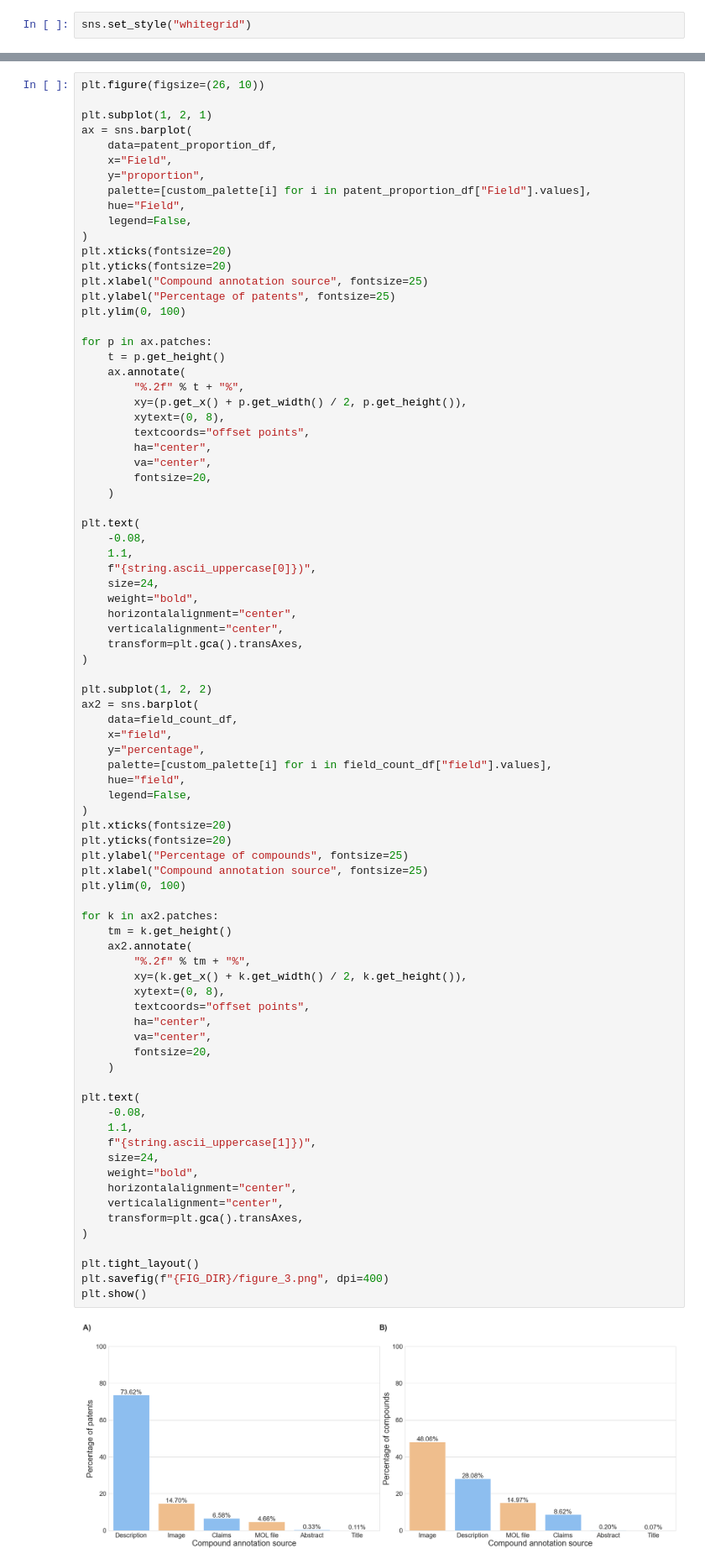
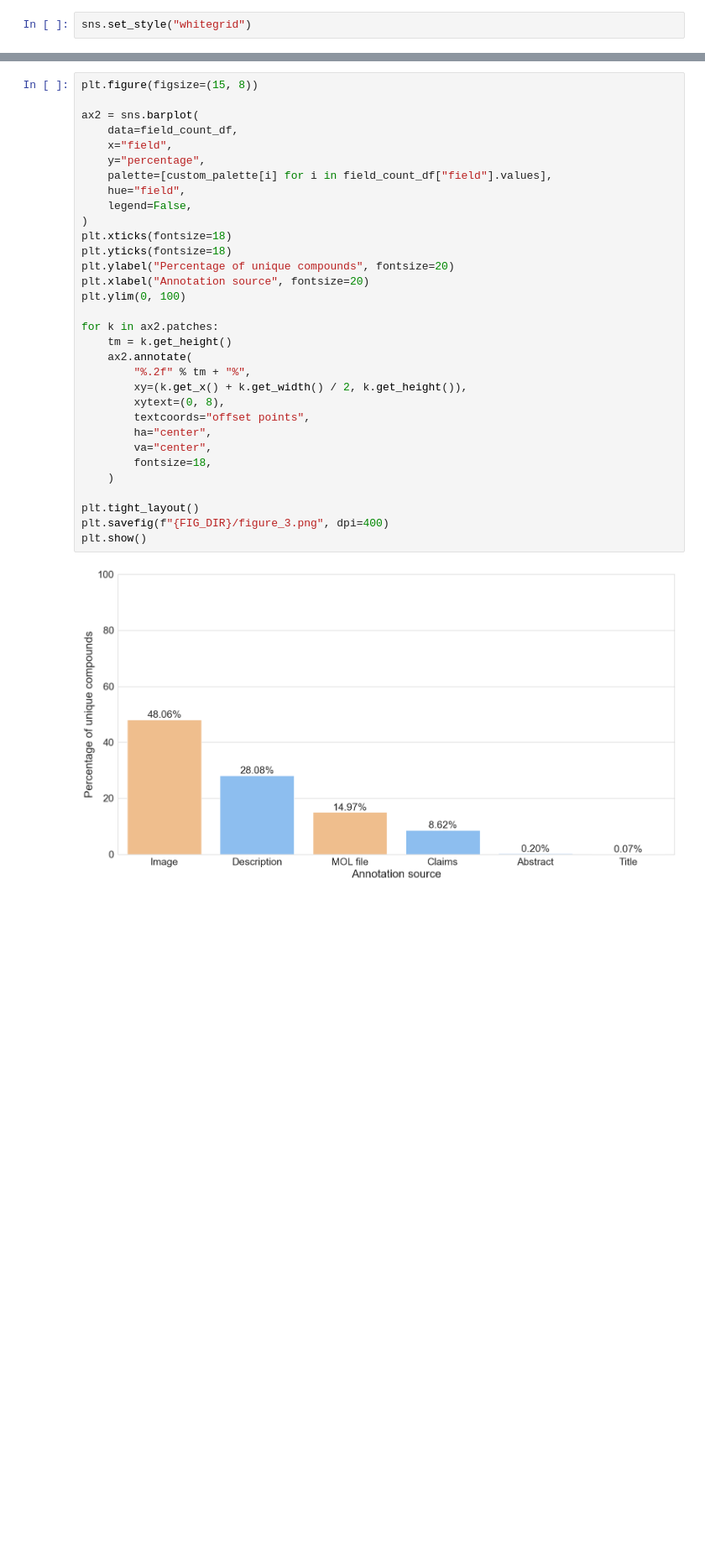
Before and after one commit to Fraunhofer-ITMP/patent-clinical-candidate-characteristics, a Jupyter notebook: notebooks/3_2_patent_findability.ipynb, the cells around one changed output, grey strips where cells are left out. Shown at 84% size. Saved outputs shown, nothing was run; the diff lists cells and outputs as text; blank space fills up the shorter version.

Commit message:
update figure 3

```diff
--- a/notebooks/3_2_patent_findability.ipynb
+++ b/notebooks/3_2_patent_findability.ipynb
@@ -157,86 +149,36 @@ custom_palette = {
     "Title": "#7dbeff",
 }
 # %%
-plt.figure(figsize=(26, 10))
+plt.figure(figsize=(15, 8))
 
-plt.subplot(1, 2, 1)
-ax = sns.barplot(
-    data=patent_proportion_df,
-    x="Field",
-    y="proportion",
-    palette=[custom_palette[i] for i in patent_proportion_df["Field"].values],
-    hue="Field",
-    legend=False,
-)
-plt.xticks(fontsize=20)
-plt.yticks(fontsize=20)
-plt.xlabel("Compound annotation source", fontsize=25)
-plt.ylabel("Percentage of patents", fontsize=25)
-plt.ylim(0, 100)
-
-for p in ax.patches:
-    t = p.get_height()
-    ax.annotate(
-        "%.2f" % t + "%",
-        xy=(p.get_x() + p.get_width() / 2, p.get_height()),
-        xytext=(0, 8),
-        textcoords="offset points",
-        ha="center",
-        va="center",
-        fontsize=20,
-    )
-
-plt.text(
-    -0.08,
-    1.1,
-    f"{string.ascii_uppercase[0]})",
-    size=24,
-    weight="bold",
-    horizontalalignment="center",
-    verticalalignment="center",
-    transform=plt.gca().transAxes,
-)
-
-plt.subplot(1, 2, 2)
 ax2 = sns.barplot(
     data=field_count_df,
     x="field",
     y="percentage",
     palette=[custom_palette[i] for i in field_count_df["field"].values],
     hue="field",
     legend=False,
 )
-plt.xticks(fontsize=20)
-plt.yticks(fontsize=20)
-plt.ylabel("Percentage of compounds", fontsize=25)
-plt.xlabel("Compound annotation source", fontsize=25)
+plt.xticks(fontsize=18)
+plt.yticks(fontsize=18)
+plt.ylabel("Percentage of unique compounds", fontsize=20)
+plt.xlabel("Annotation source", fontsize=20)
 plt.ylim(0, 100)
 
 for k in ax2.patches:
     tm = k.get_height()
     ax2.annotate(
         "%.2f" % tm + "%",
         xy=(k.get_x() + k.get_width() / 2, k.get_height()),
         xytext=(0, 8),
         textcoords="offset points",
         ha="center",
         va="center",
-        fontsize=20,
+        fontsize=18,
     )
-
-plt.text(
-    -0.08,
-    1.1,
-    f"{string.ascii_uppercase[1]})",
-    size=24,
-    weight="bold",
-    horizontalalignment="center",
-    verticalalignment="center",
-    transform=plt.gca().transAxes,
-)
 
 plt.tight_layout()
 plt.savefig(f"{FIG_DIR}/figure_3.png", dpi=400)
 plt.show()
 # %% [output]
-[figure, old version]
+[figure, new version]
```
Also changed, not shown: parts of 2 cells of this notebook, 1 other file.
